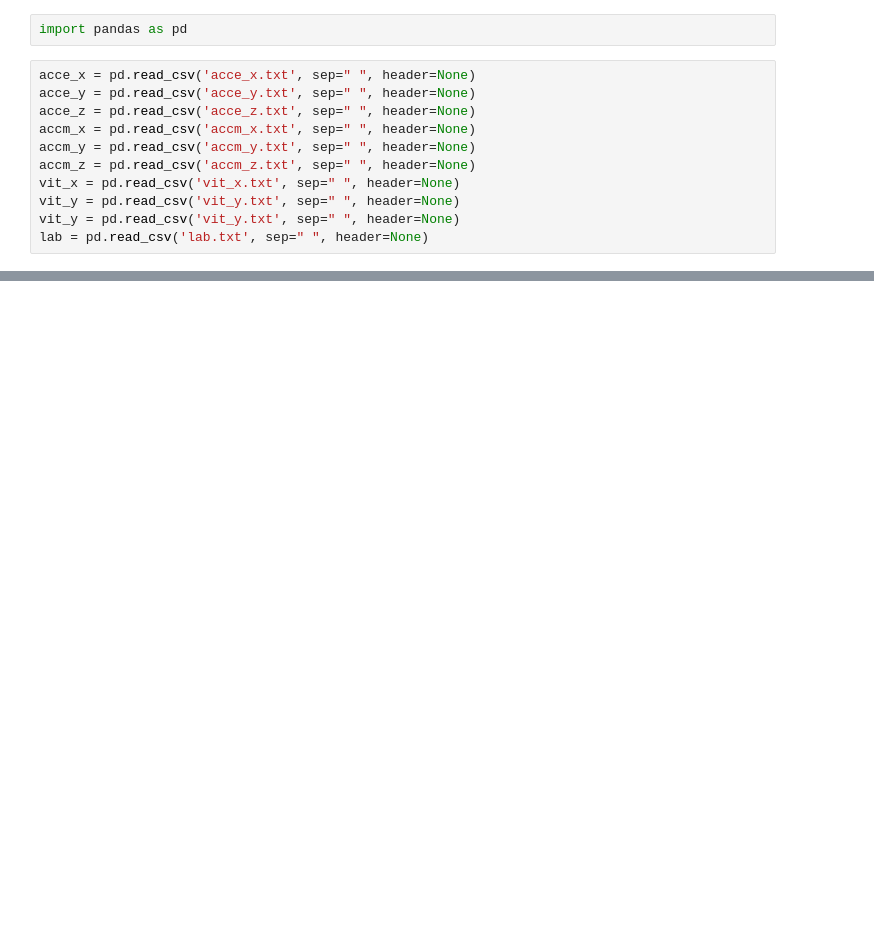
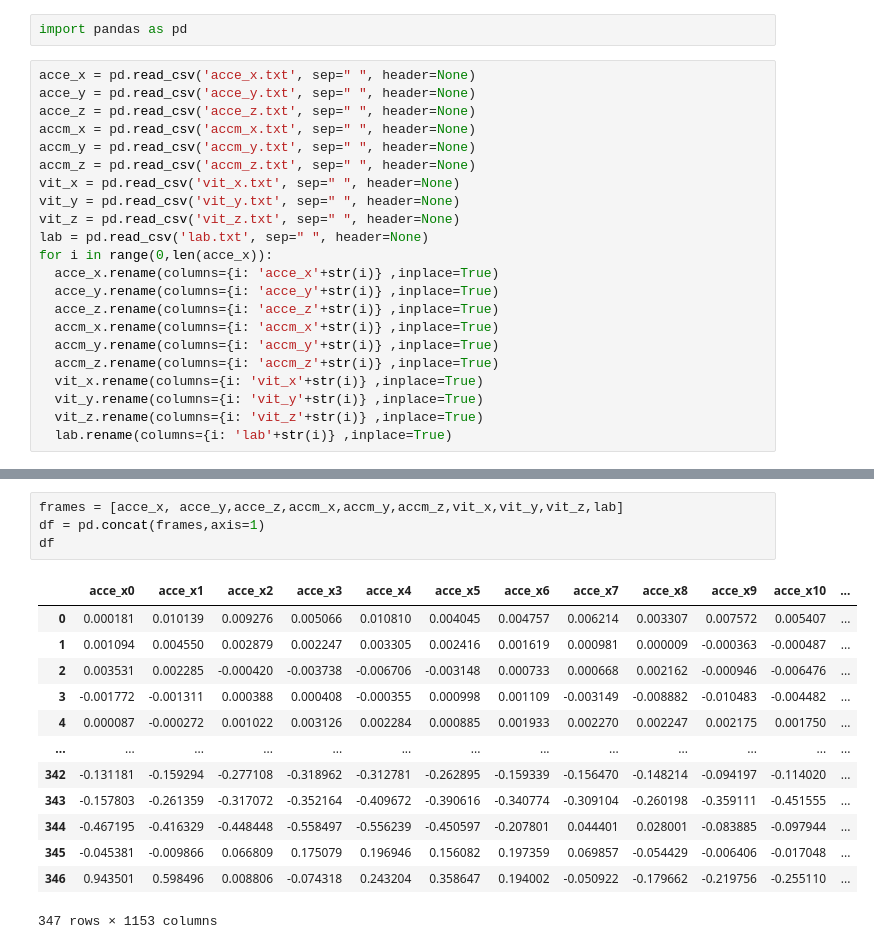
Before and after one commit to SeyfGoumeida/Time_series_Unsupervised_Learning, a Jupyter notebook: unsupervised_learning_project.ipynb, the cells around one changed output, grey strips where cells are left out. Saved outputs shown, nothing was run; the diff lists cells and outputs as text; blank space fills up the shorter version.

Commit message:
creating the dataframe

```diff
--- a/unsupervised_learning_project.ipynb
+++ b/unsupervised_learning_project.ipynb
@@ -11,5 +11,16 @@ accm_y = pd.read_csv('accm_y.txt', sep=" ", header=None)
 accm_z = pd.read_csv('accm_z.txt', sep=" ", header=None)
 vit_x = pd.read_csv('vit_x.txt', sep=" ", header=None)
 vit_y = pd.read_csv('vit_y.txt', sep=" ", header=None)
-vit_y = pd.read_csv('vit_y.txt', sep=" ", header=None)
+vit_z = pd.read_csv('vit_z.txt', sep=" ", header=None)
 lab = pd.read_csv('lab.txt', sep=" ", header=None)
+for i in range(0,len(acce_x)):
+  acce_x.rename(columns={i: 'acce_x'+str(i)} ,inplace=True)
+  acce_y.rename(columns={i: 'acce_y'+str(i)} ,inplace=True)
+  acce_z.rename(columns={i: 'acce_z'+str(i)} ,inplace=True)
+  accm_x.rename(columns={i: 'accm_x'+str(i)} ,inplace=True)
+  accm_y.rename(columns={i: 'accm_y'+str(i)} ,inplace=True)
+  accm_z.rename(columns={i: 'accm_z'+str(i)} ,inplace=True)
+  vit_x.rename(columns={i: 'vit_x'+str(i)} ,inplace=True)
+  vit_y.rename(columns={i: 'vit_y'+str(i)} ,inplace=True)
+  vit_z.rename(columns={i: 'vit_z'+str(i)} ,inplace=True)
+  lab.rename(columns={i: 'lab'+str(i)} ,inplace=True)
@@ -34,0 +27,18 @@ lab = pd.read_csv('lab.txt', sep=" ", header=None)
+# %%
+frames = [acce_x, acce_y,acce_z,accm_x,accm_y,accm_z,vit_x,vit_y,vit_z,lab]
+df = pd.concat(frames,axis=1)
+df
+# %% [output]
+|  | acce_x0 | acce_x1 | acce_x2 | acce_x3 | acce_x4 | acce_x5 | acce_x6 | acce_x7 | acce_x8 | acce_x9 | acce_x10 | ... |
+| 0 | 0.000181 | 0.010139 | 0.009276 | 0.005066 | 0.010810 | 0.004045 | 0.004757 | 0.006214 | 0.003307 | 0.007572 | 0.005407 | ... |
+| 1 | 0.001094 | 0.004550 | 0.002879 | 0.002247 | 0.003305 | 0.002416 | 0.001619 | 0.000981 | 0.000009 | -0.000363 | -0.000487 | ... |
+| 2 | 0.003531 | 0.002285 | -0.000420 | -0.003738 | -0.006706 | -0.003148 | 0.000733 | 0.000668 | 0.002162 | -0.000946 | -0.006476 | ... |
+| 3 | -0.001772 | -0.001311 | 0.000388 | 0.000408 | -0.000355 | 0.000998 | 0.001109 | -0.003149 | -0.008882 | -0.010483 | -0.004482 | ... |
+| 4 | 0.000087 | -0.000272 | 0.001022 | 0.003126 | 0.002284 | 0.000885 | 0.001933 | 0.002270 | 0.002247 | 0.002175 | 0.001750 | ... |
+| ... | ... | ... | ... | ... | ... | ... | ... | ... | ... | ... | ... | ... |
+| 342 | -0.131181 | -0.159294 | -0.277108 | -0.318962 | -0.312781 | -0.262895 | -0.159339 | -0.156470 | -0.148214 | -0.094197 | -0.114020 | ... |
+| 343 | -0.157803 | -0.261359 | -0.317072 | -0.352164 | -0.409672 | -0.390616 | -0.340774 | -0.309104 | -0.260198 | -0.359111 | -0.451555 | ... |
+| 344 | -0.467195 | -0.416329 | -0.448448 | -0.558497 | -0.556239 | -0.450597 | -0.207801 | 0.044401 | 0.028001 | -0.083885 | -0.097944 | ... |
+| 345 | -0.045381 | -0.009866 | 0.066809 | 0.175079 | 0.196946 | 0.156082 | 0.197359 | 0.069857 | -0.054429 | -0.006406 | -0.017048 | ... |
+| 346 | 0.943501 | 0.598496 | 0.008806 | -0.074318 | 0.243204 | 0.358647 | 0.194002 | -0.050922 | -0.179662 | -0.219756 | -0.255110 | ... |
+347 rows × 1153 columns
```
Also changed, not shown: parts of 1 cell of this notebook.
